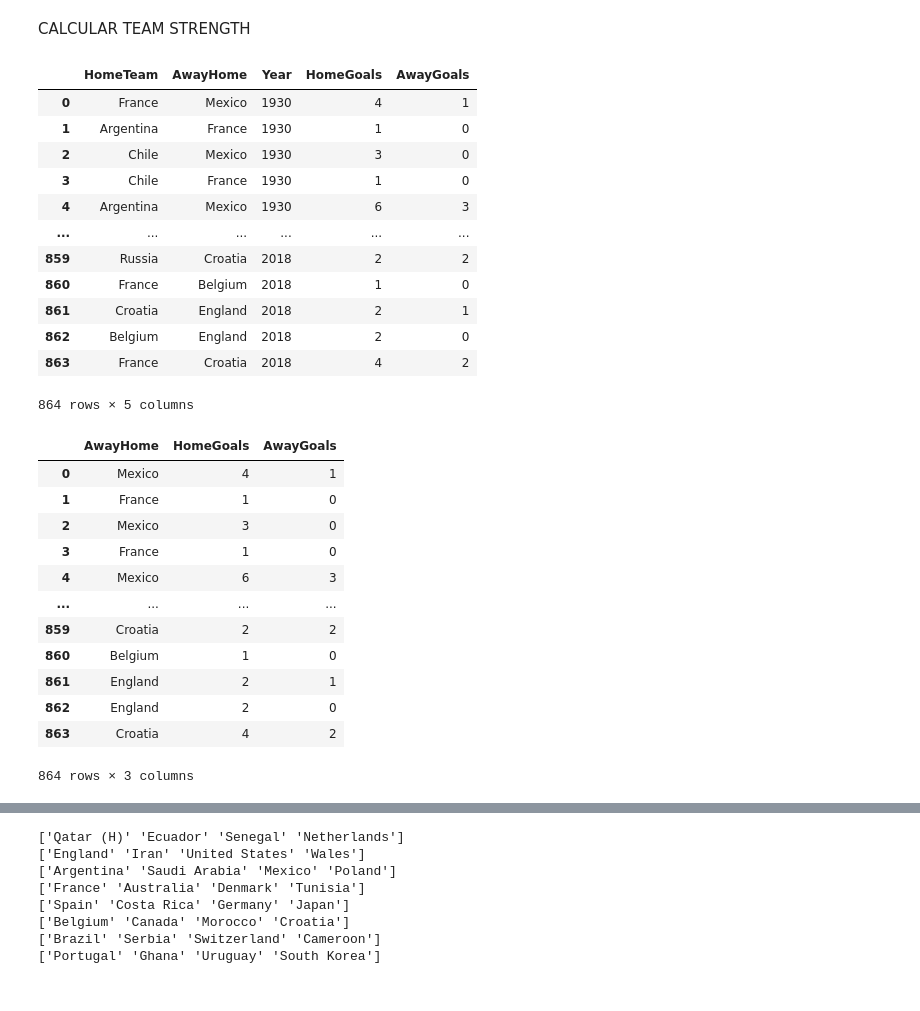
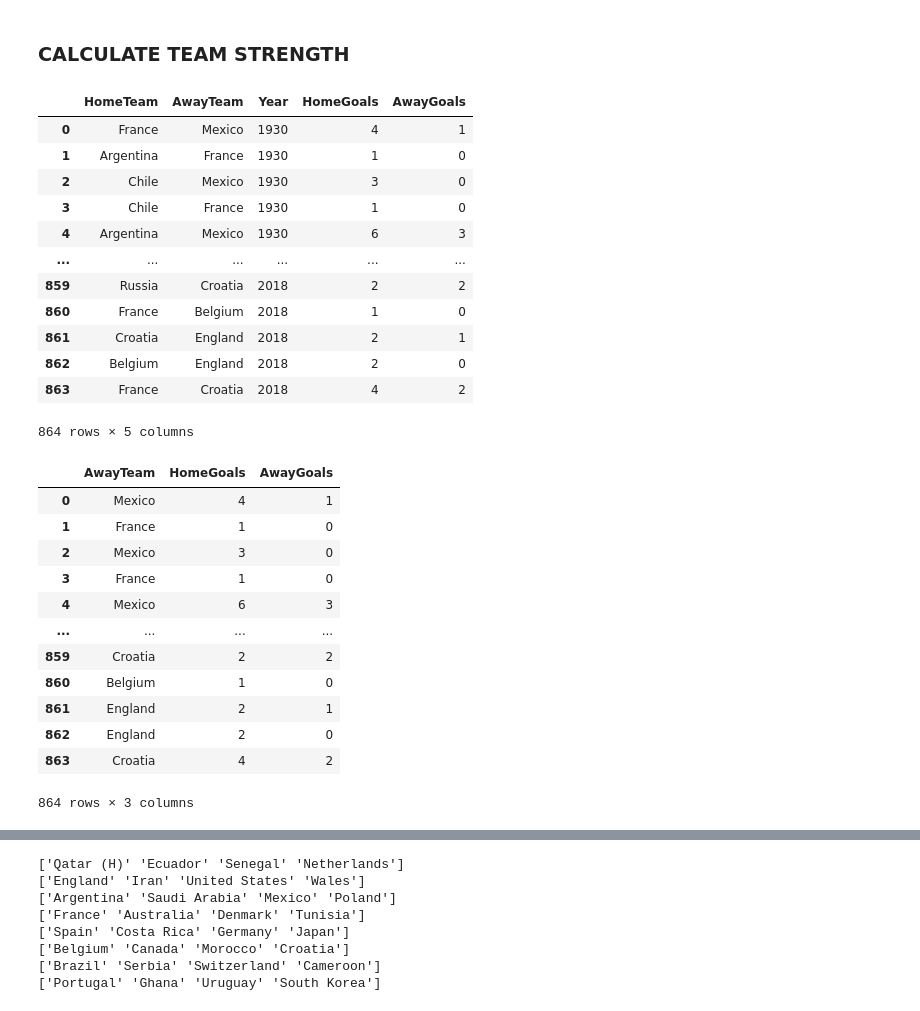
Before and after one commit to DianaLauraCL/DataProject, a Jupyter notebook: notebooks/worldcup_prediction_2022.ipynb, the cells around one changed output, grey strips where cells are left out. Drawn from its saved outputs; the diff is of its cells as text; code cells hidden in the pictures.

Commit message:
Cleaning data

```diff
--- a/notebooks/prediccion_mundial_2022.ipynb
+++ b/notebooks/worldcup_prediction_2022.ipynb
@@ -7,13 +5,13 @@ from datos_2026 import grupo_tablas
 # %%
-dict_table = pickle.load(open('../data/grupo_tablas', 'rb'))
-df_historical_data = pd.read_csv('../data/clean_fifa_worldcup_historical_data.csv')
+dict_table = pickle.load(open('../data/tables_group', 'rb'))
+df_historical_data = pd.read_csv('../data/clean_fifa_worldcup_data_historical.csv')
 df_fixture = pd.read_csv('../data/clean_fifa_worldcup_fixture.csv')
 # %% [markdown]
-CALCULAR TEAM STRENGTH
+### CALCULATE TEAM STRENGTH
 # %%
 df_historical_data
 # %% [output]
-|  | HomeTeam | AwayHome | Year | HomeGoals | AwayGoals |
+|  | HomeTeam | AwayTeam | Year | HomeGoals | AwayGoals |
 | 0 | France | Mexico | 1930 | 4 | 1 |
 | 1 | Argentina | France | 1930 | 1 | 0 |
 | 2 | Chile | Mexico | 1930 | 3 | 0 |
@@ -31,9 +29,9 @@ df_historical_data
 df_home = df_historical_data[['HomeTeam', 'HomeGoals', 'AwayGoals']]
 # %%
-df_away = df_historical_data[['AwayHome', 'HomeGoals', 'AwayGoals']]
+df_away = df_historical_data[['AwayTeam', 'HomeGoals', 'AwayGoals']]
 df_away
 # %% [output]
-|  | AwayHome | HomeGoals | AwayGoals |
+|  | AwayTeam | HomeGoals | AwayGoals |
 | 0 | Mexico | 4 | 1 |
 | 1 | France | 1 | 0 |
 | 2 | Mexico | 3 | 0 |
```
Also changed, not shown: parts of 26 cells of this notebook, 1 other file.
